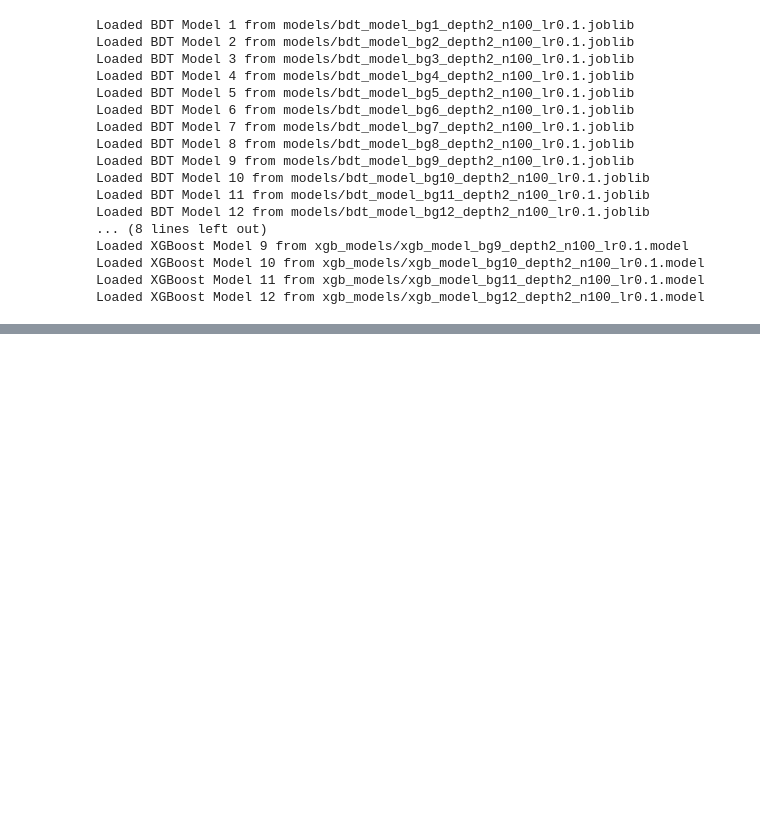
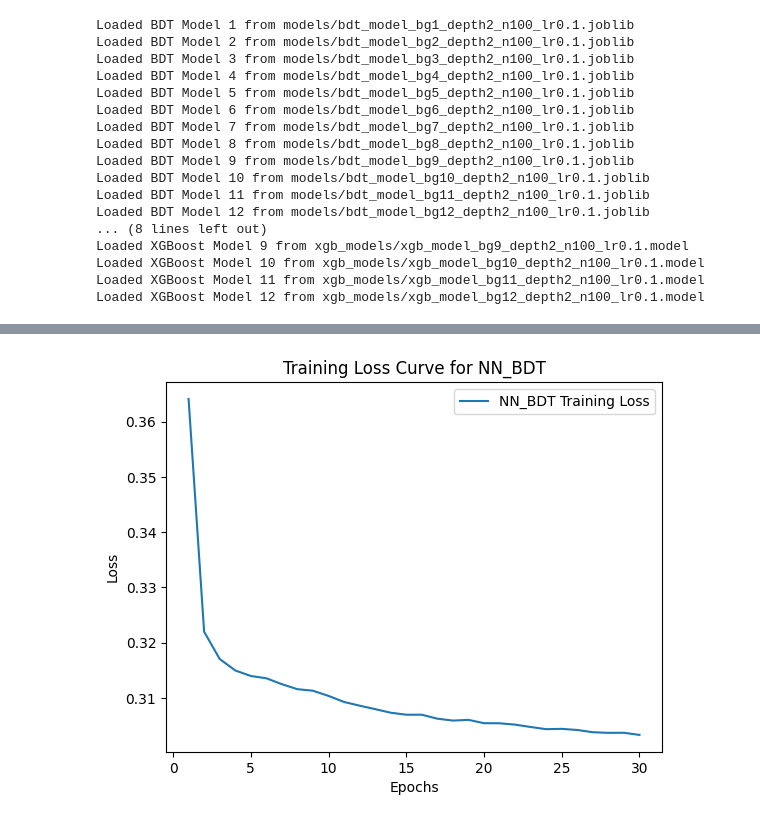
Before and after one commit to shinorimax/CS229, a Jupyter notebook: NN.ipynb, the cells around one changed output, grey strips where cells are left out. Drawn from its saved outputs; the diff is of its cells as text; code cells hidden in the pictures; blank space fills up the shorter version.

```diff
--- a/NN.ipynb
+++ b/NN.ipynb
@@ -60,0 +227,96 @@ Loaded XGBoost Model 12 from xgb_models/xgb_model_bg12_depth2_n100_lr0.1.model
+# %%
+# Convert to PyTorch tensors
+X_bdt_train_tensor = torch.tensor(X_nn_bdt_train, dtype=torch.float32)
+X_xgb_train_tensor = torch.tensor(X_nn_xgb_train, dtype=torch.float32)
+y_train_tensor = torch.tensor(y_nn_train, dtype=torch.float32).view(-1, 1)
+
+X_bdt_test_tensor = torch.tensor(X_nn_bdt_test, dtype=torch.float32)
+X_xgb_test_tensor = torch.tensor(X_nn_xgb_test, dtype=torch.float32)
+y_test_tensor = torch.tensor(y_nn_test, dtype=torch.float32).view(-1, 1)
+
+# Create DataLoaders
+bdt_train_loader = DataLoader(TensorDataset(X_bdt_train_tensor, y_train_tensor), batch_size=32, shuffle=True)
+xgb_train_loader = DataLoader(TensorDataset(X_xgb_train_tensor, y_train_tensor), batch_size=32, shuffle=True)
+
+# Define a simple NN model
+class SimpleNN(nn.Module):
+    def __init__(self, input_dim):
+        super(SimpleNN, self).__init__()
+        self.fc1 = nn.Linear(input_dim, 32)
+        self.fc2 = nn.Linear(32, 16)
+        self.fc3 = nn.Linear(16, 1)
+        self.relu = nn.ReLU()
+        self.sigmoid = nn.Sigmoid()
+
+    def forward(self, x):
+        x = self.relu(self.fc1(x))
+        x = self.relu(self.fc2(x))
+        x = self.sigmoid(self.fc3(x))
+        return x
+
+# Initialize models
+nn_bdt = SimpleNN(12)  # 12 BDT features
+nn_xgb = SimpleNN(12)  # 12 XGB features
+
+criterion = nn.BCELoss()
+optimizer_bdt = optim.Adam(nn_bdt.parameters(), lr=0.001)
+optimizer_xgb = optim.Adam(nn_xgb.parameters(), lr=0.001)
+
+loss_history_bdt = []
+loss_history_xgb = []
+
+# Train NN_BDT and track loss
+print("Training NN_BDT...")
+for epoch in range(30):
+    total_loss = 0
+    num_batches = 0
+
+    for batch_X, batch_y in bdt_train_loader:
+        optimizer_bdt.zero_grad()
+        outputs = nn_bdt(batch_X)
+        loss = criterion(outputs, batch_y)
+        loss.backward()
+        optimizer_bdt.step()
+
+        total_loss += loss.item()
+        num_batches += 1
+
+    avg_loss = total_loss / num_batches
+    loss_history_bdt.append(avg_loss)
+    print(f"Epoch {epoch+1}/30, Average Loss: {avg_loss:.4f}")
+
+# Plot loss curve
+plt.plot(range(1, 31), loss_history_bdt, label="NN_BDT Training Loss")
+plt.xlabel("Epochs")
+plt.ylabel("Loss")
+plt.title("Training Loss Curve for NN_BDT")
+plt.legend()
+plt.show()
+
+# Train NN_XGB
+for epoch in range(30):
+    total_loss = 0
+    num_batches = 0
+
+    for batch_X, batch_y in xgb_train_loader:
+        optimizer_xgb.zero_grad()
+        outputs = nn_xgb(batch_X)
+        loss = criterion(outputs, batch_y)
+        loss.backward()
+        optimizer_xgb.step()
+
+        total_loss += loss.item()
+        num_batches += 1
+
+    avg_loss = total_loss / num_batches
+    loss_history_xgb.append(avg_loss)
+    print(f"Epoch {epoch+1}/30, Average Loss: {avg_loss:.4f}")
+
+# Plot loss curve
+plt.plot(range(1, 31), loss_history_bdt, label="NN_XGB Training Loss")
+plt.xlabel("Epochs")
+plt.ylabel("Loss")
+plt.title("Training Loss Curve for NN_XGB")
+plt.legend()
+plt.show()
+# %% [output]
@@ -60,0 +340 @@ Loaded XGBoost Model 12 from xgb_models/xgb_model_bg12_depth2_n100_lr0.1.model
+[figure, added]
```
Also changed, not shown: parts of 9 cells of this notebook, 3 other files.
